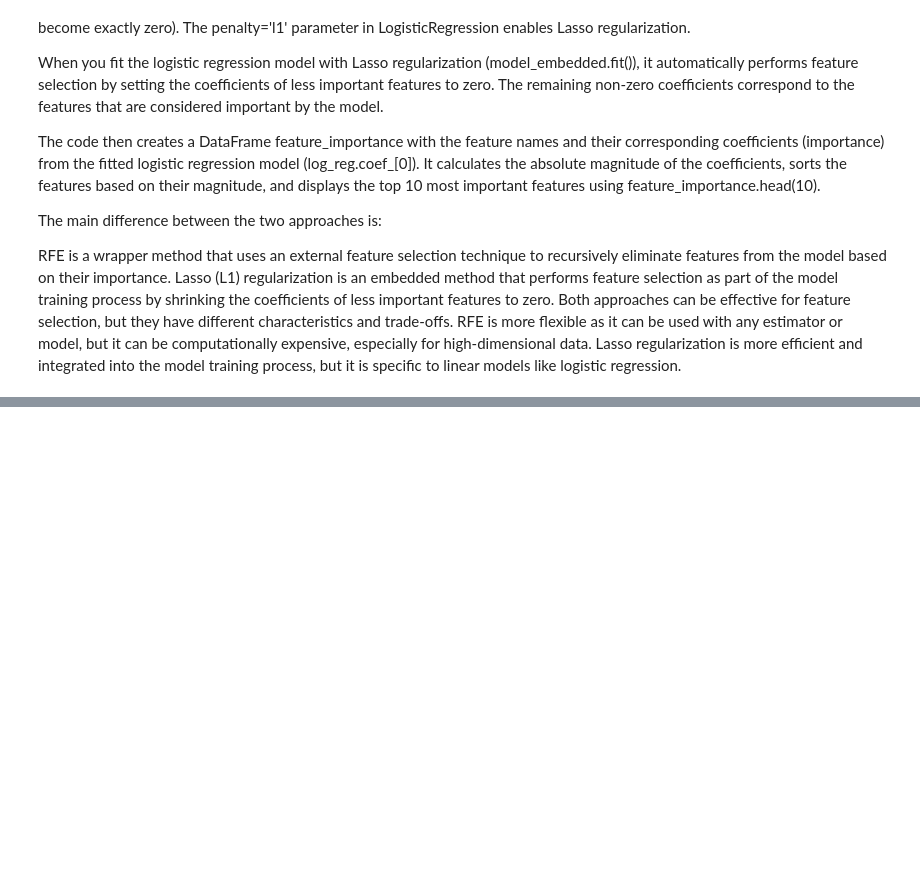
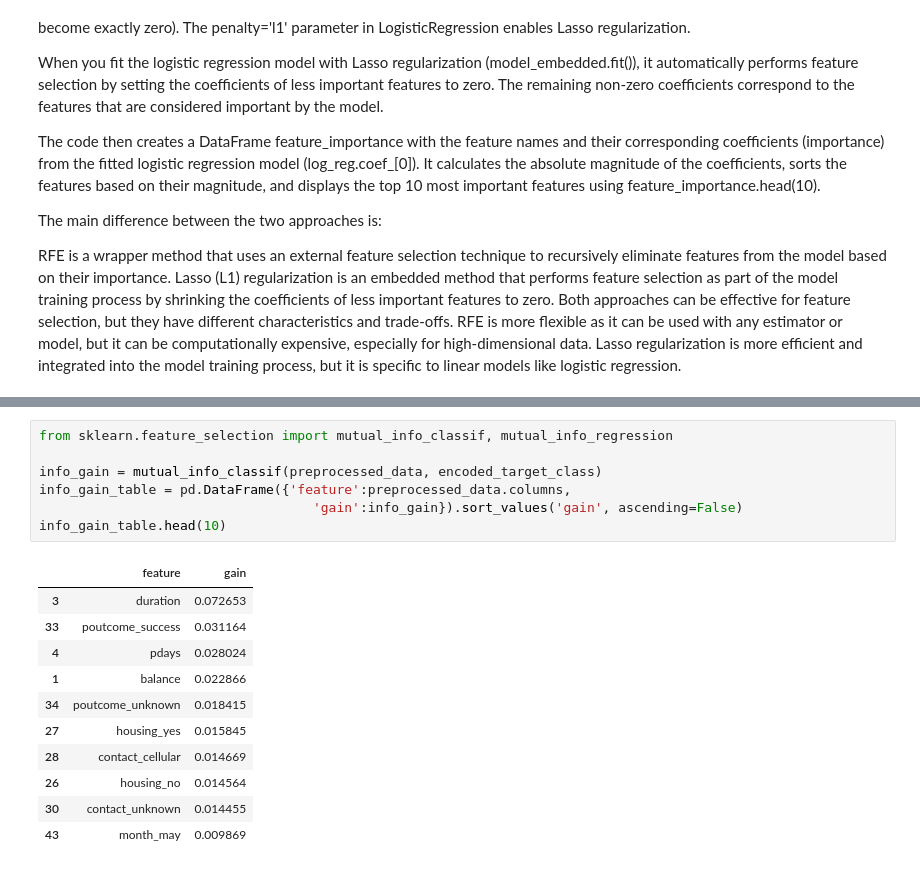
Before and after one commit to ly2xxx/classic-ml, a Jupyter notebook: tap-ml-session2.ipynb, the cells around one changed output, grey strips where cells are left out. Cells and saved outputs as stored; diff of their text form; blank space fills up the shorter version.

Commit message:
commit the progress on Feature selection so far

```diff
--- a/tap-ml-session2.ipynb
+++ b/tap-ml-session2.ipynb
@@ -386,0 +500,19 @@ Both approaches can be effective for feature selection, but they have different
+# %%
+from sklearn.feature_selection import mutual_info_classif, mutual_info_regression
+
+info_gain = mutual_info_classif(preprocessed_data, encoded_target_class)
+info_gain_table = pd.DataFrame({'feature':preprocessed_data.columns,
+                                   'gain':info_gain}).sort_values('gain', ascending=False)
+info_gain_table.head(10)
+# %% [output]
+|  | feature | gain |
+| 3 | duration | 0.072653 |
+| 33 | poutcome_success | 0.031164 |
+| 4 | pdays | 0.028024 |
+| 1 | balance | 0.022866 |
+| 34 | poutcome_unknown | 0.018415 |
+| 27 | housing_yes | 0.015845 |
+| 28 | contact_cellular | 0.014669 |
+| 26 | housing_no | 0.014564 |
+| 30 | contact_unknown | 0.014455 |
+| 43 | month_may | 0.009869 |
```
Also changed, not shown: parts of 18 cells of this notebook, 1 other file.
